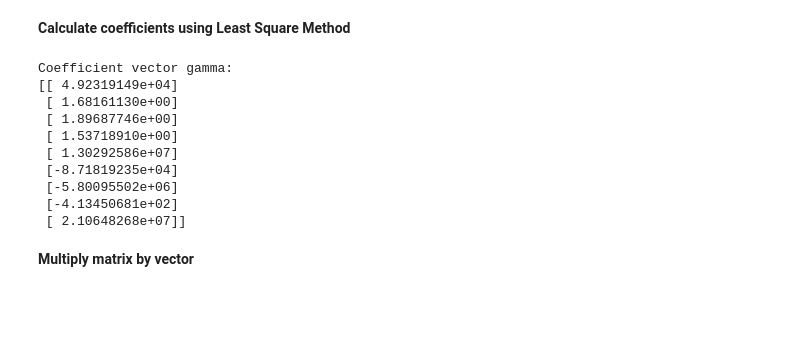
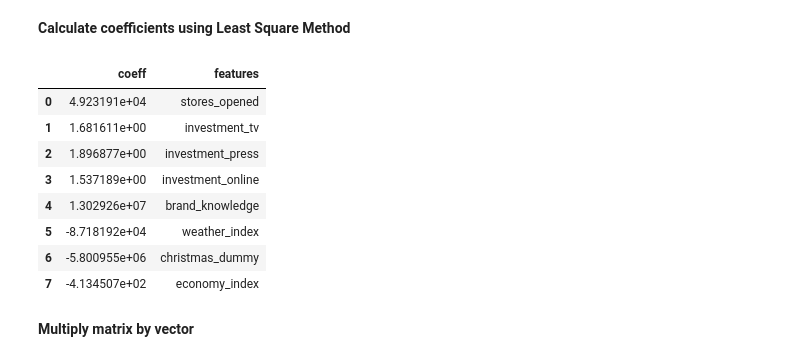
Before and after one commit to martincho48/Portfolio, a Jupyter notebook: Machine_Learning/Regression/Comercials-marketing_mix_modeling/marketing_mix_modeling-econometric.ipynb, the cells around one changed output. Saved outputs shown, nothing was run; the diff lists cells and outputs as text; code cells hidden in the pictures; blank space fills up the shorter version.

Commit message:
econometrics - coefficients df

```diff
--- a/Machine_Learning/Regression/Comercials-marketing_mix_modeling/marketing_mix_modeling-econometric.ipynb
+++ b/Machine_Learning/Regression/Comercials-marketing_mix_modeling/marketing_mix_modeling-econometric.ipynb
@@ -419,19 +422,22 @@ XTX_inv = np.linalg.inv(X.T.dot(X))
 XTy = X.T.dot(y)
 gamma = XTX_inv.dot(XTy)
 
-print("Coefficient vector gamma:")
-print(gamma)
+# New df
+coeff_df = pd.DataFrame({'coeff':gamma.flatten().tolist()})
+coeff_df = coeff_df.iloc[:-1].copy()
+coeff_df['features'] = input_cols
-# %% [output]
-Coefficient vector gamma:
-[[ 4.92319149e+04]
- [ 1.68161130e+00]
- [ 1.89687746e+00]
- [ 1.53718910e+00]
- [ 1.30292586e+07]
- [-8.71819235e+04]
- [-5.80095502e+06]
- [-4.13450681e+02]
- [ 2.10648268e+07]]
+# %%
+coeff_df
+# %% [output]
+|  | coeff | features |
+| 0 | 4.923191e+04 | stores_opened |
+| 1 | 1.681611e+00 | investment_tv |
+| 2 | 1.896877e+00 | investment_press |
+| 3 | 1.537189e+00 | investment_online |
+| 4 | 1.302926e+07 | brand_knowledge |
+| 5 | -8.718192e+04 | weather_index |
+| 6 | -5.800955e+06 | christmas_dummy |
+| 7 | -4.134507e+02 | economy_index |
 # %% [markdown]
 **Multiply matrix by vector**
 # %%
```
Also changed, not shown: parts of 9 cells of this notebook.
